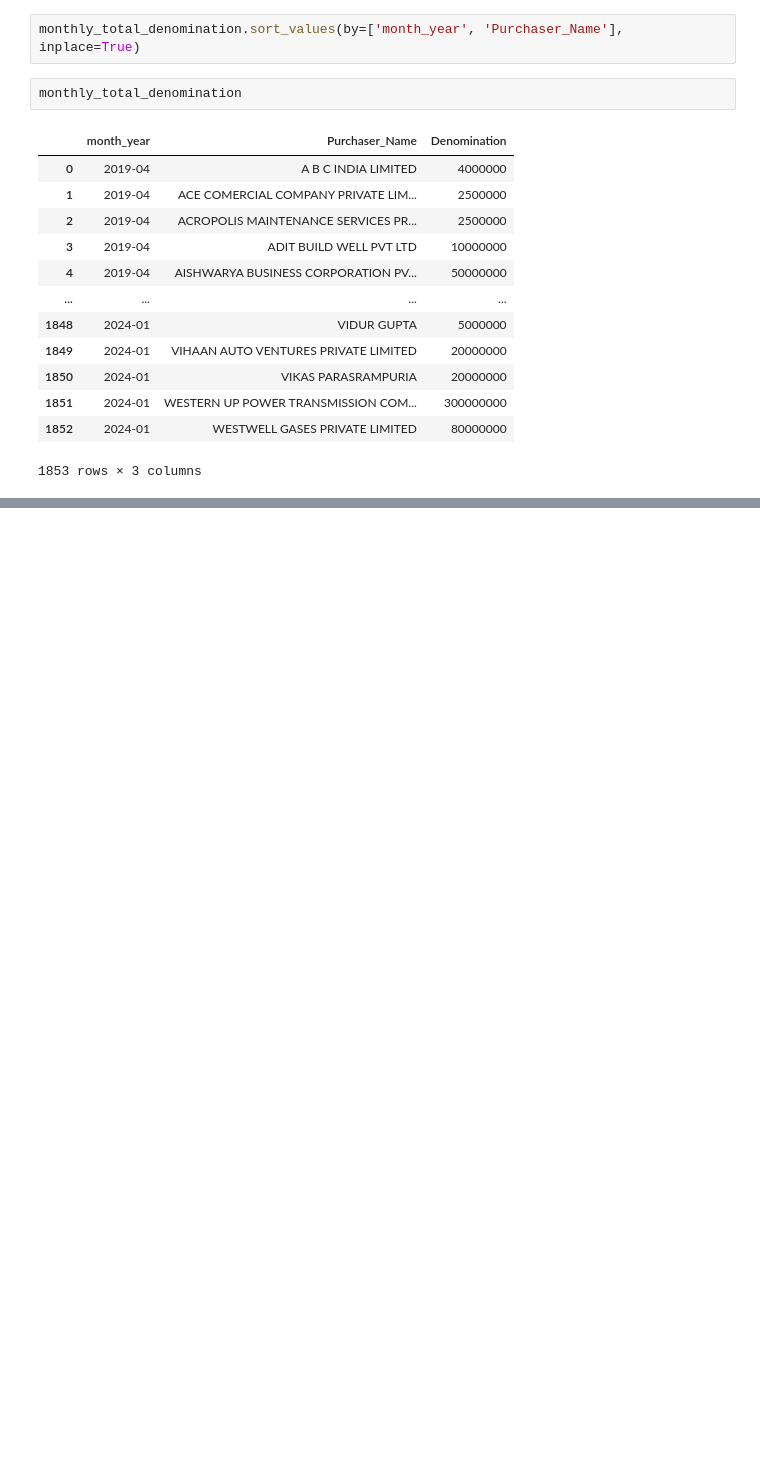
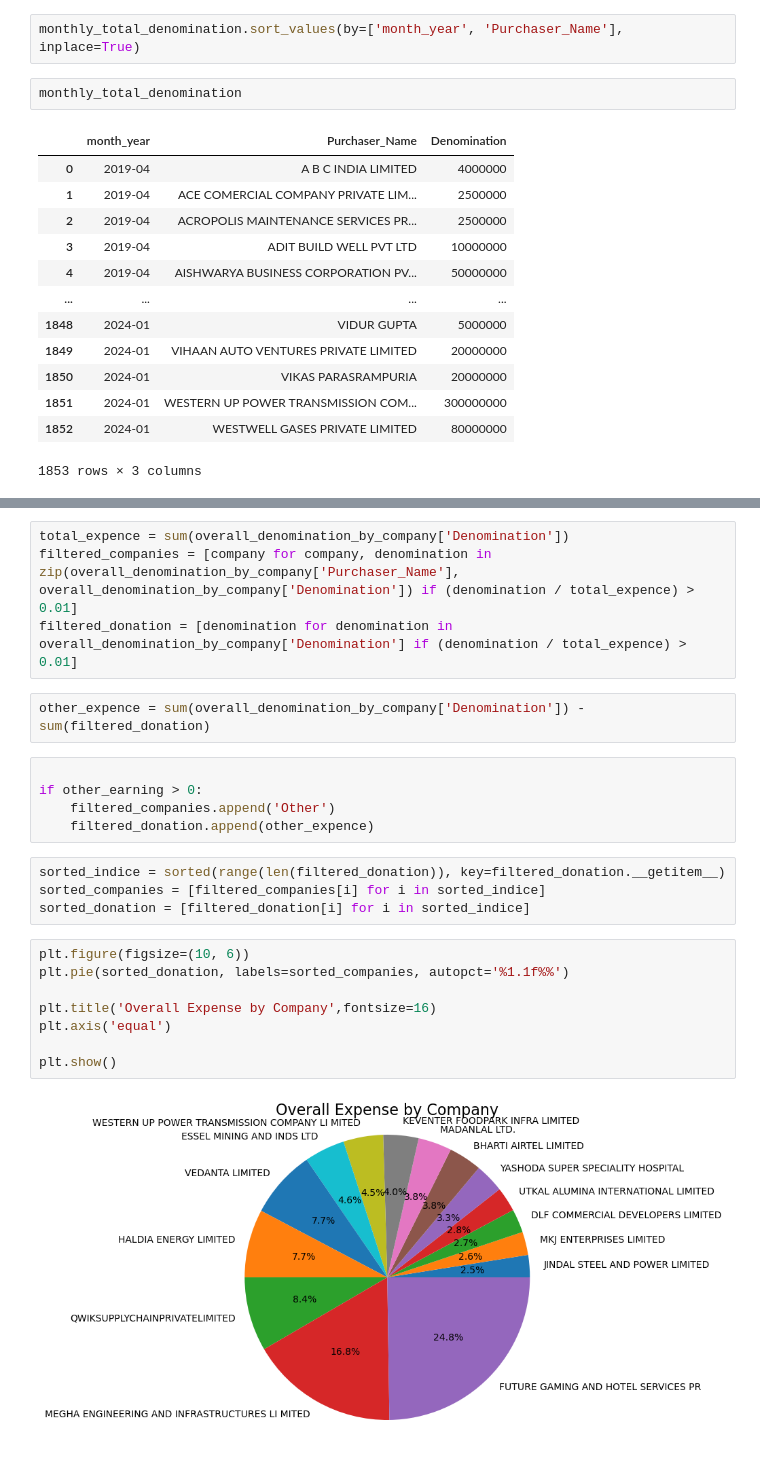
Before and after one commit to muntazir99/Electoral_Bond, a Jupyter notebook: bond_main.ipynb, the cells around one changed output, grey strips where cells are left out. Cells and saved outputs as stored; diff of their text form; blank space fills up the shorter version.

```diff
--- a/bond_main.ipynb
+++ b/bond_main.ipynb
@@ -176,0 +288,25 @@ monthly_total_denomination
+# %%
+total_expence = sum(overall_denomination_by_company['Denomination'])
+filtered_companies = [company for company, denomination in zip(overall_denomination_by_company['Purchaser_Name'], overall_denomination_by_company['Denomination']) if (denomination / total_expence) > 0.01]
+filtered_donation = [denomination for denomination in overall_denomination_by_company['Denomination'] if (denomination / total_expence) > 0.01]
+# %%
+other_expence = sum(overall_denomination_by_company['Denomination']) - sum(filtered_donation)
+# %%
+
+if other_earning > 0:
+    filtered_companies.append('Other')
+    filtered_donation.append(other_expence)
+# %%
+sorted_indice = sorted(range(len(filtered_donation)), key=filtered_donation.__getitem__)
+sorted_companies = [filtered_companies[i] for i in sorted_indice]
+sorted_donation = [filtered_donation[i] for i in sorted_indice]
+# %%
+plt.figure(figsize=(10, 6))
+plt.pie(sorted_donation, labels=sorted_companies, autopct='%1.1f%%')
+
+plt.title('Overall Expense by Company',fontsize=16)
+plt.axis('equal')
+
+plt.show()
+# %% [output]
+[figure, added]
```
Also changed, not shown: parts of 22 cells of this notebook.
